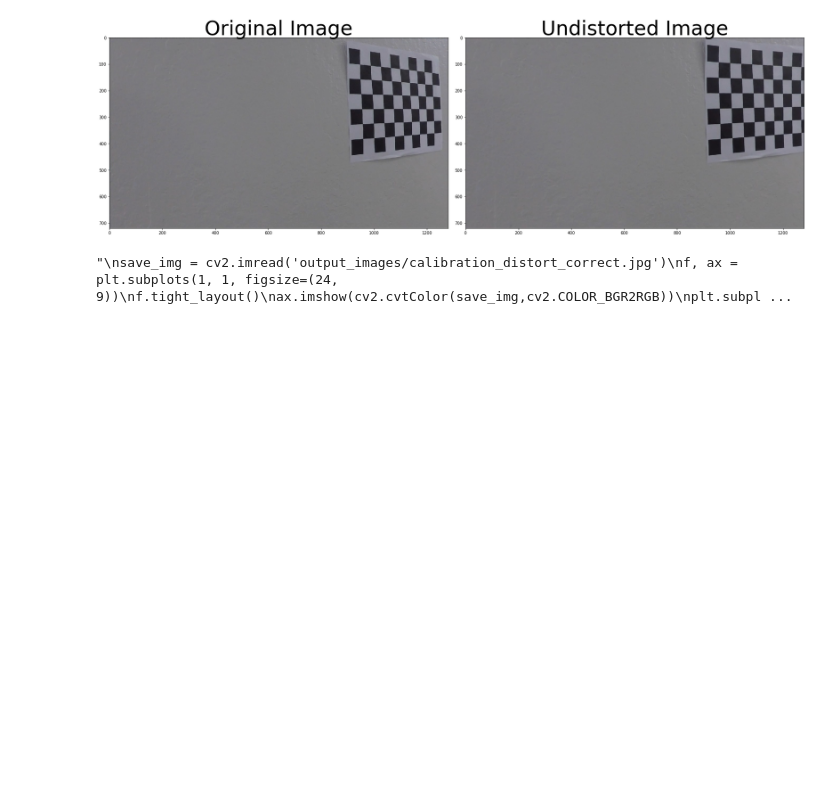
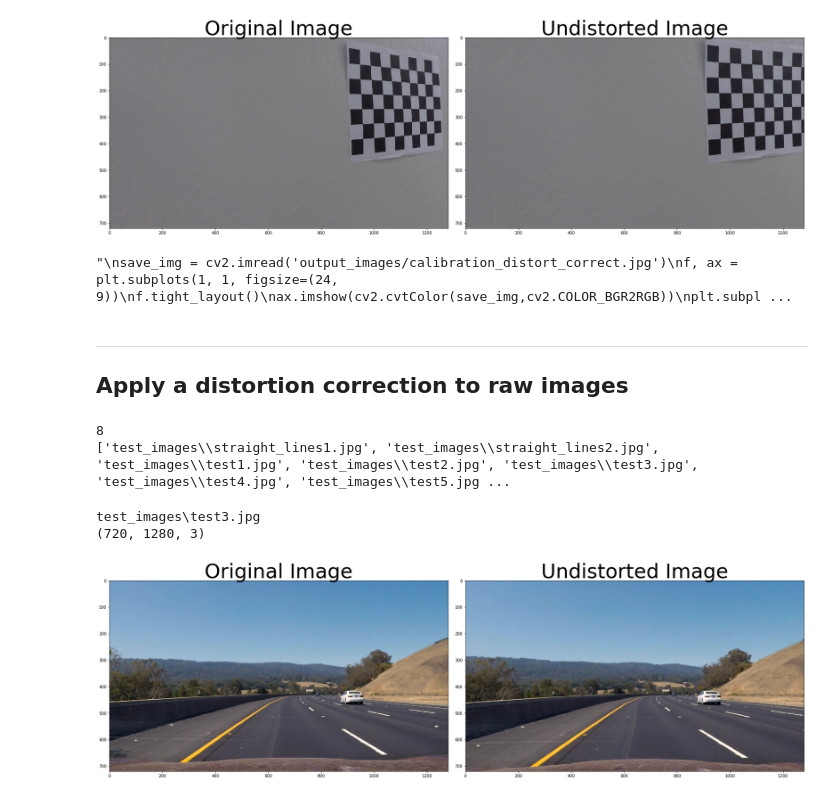
Before and after one commit to hammcin/CarND-Advanced-Lane-Lines, a Jupyter notebook: P2.ipynb, the cells around one changed output. Cells and saved outputs as stored; diff of their text form; code cells hidden in the pictures; blank space fills up the shorter version.

Commit message:
feat: Apply distort correct to raw images

```diff
--- a/P2.ipynb
+++ b/P2.ipynb
@@ -114,3 +115,36 @@ plt.subplots_adjust(left=0., right=1, top=0.9, bottom=0.)
 '''
 # %% [output]
 "\nsave_img = cv2.imread('output_images/calibration_distort_correct.jpg')\nf, ax = plt.subplots(1, 1, figsize=(24, 9))\nf.tight_layout()\nax.imshow(cv2.cvtColor(save_img,cv2.COLOR_BGR2RGB))\nplt.subpl ...
+# %% [markdown]
+---
+## Apply a distortion correction to raw images
+# %%
+# Make a list of calibration images
+lane_images = glob.glob('test_images/*.jpg')
+# %%
+print(len(lane_images))
+print(lane_images)
+# %% [output]
+8
+['test_images\\straight_lines1.jpg', 'test_images\\straight_lines2.jpg', 'test_images\\test1.jpg', 'test_images\\test2.jpg', 'test_images\\test3.jpg', 'test_images\\test4.jpg', 'test_images\\test5.jpg ...
+# %%
+im_num = 4
+lane_image = mpimg.imread(lane_images[im_num])
+print(lane_images[im_num])
+print(lane_image.shape)
+# plt.imshow(lane_image)
+# %% [output]
+test_images\test3.jpg
+(720, 1280, 3)
+# %%
+lane_undist = cv2.undistort(lane_image, mtx, dist, None, mtx)
+
+f, (ax1, ax2) = plt.subplots(1, 2, figsize=(24, 9))
+f.tight_layout()
+ax1.imshow(lane_image)
+ax1.set_title('Original Image', fontsize=50)
+ax2.imshow(lane_undist)
+ax2.set_title('Undistorted Image', fontsize=50)
+plt.subplots_adjust(left=0., right=1, top=0.9, bottom=0.)
+# %% [output]
+[figure, added]
```
Also changed, not shown: parts of 2 cells of this notebook.
